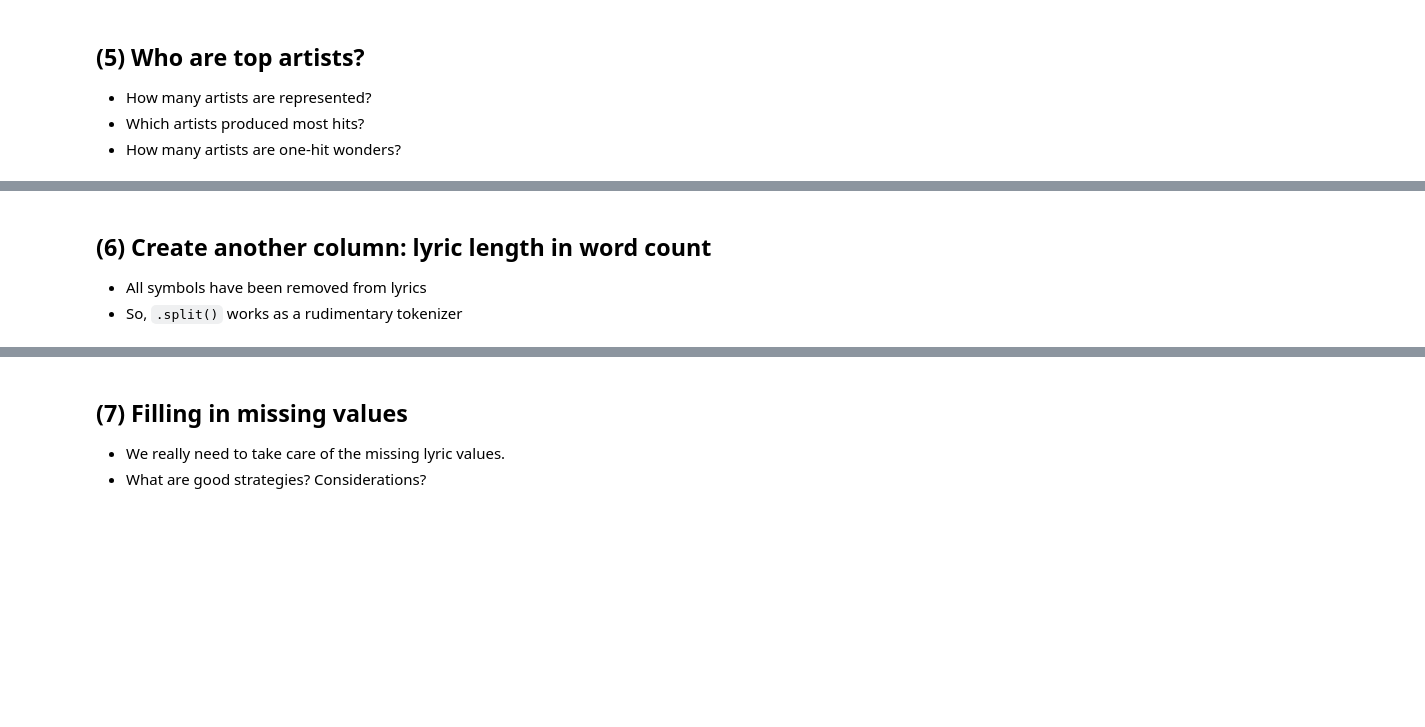
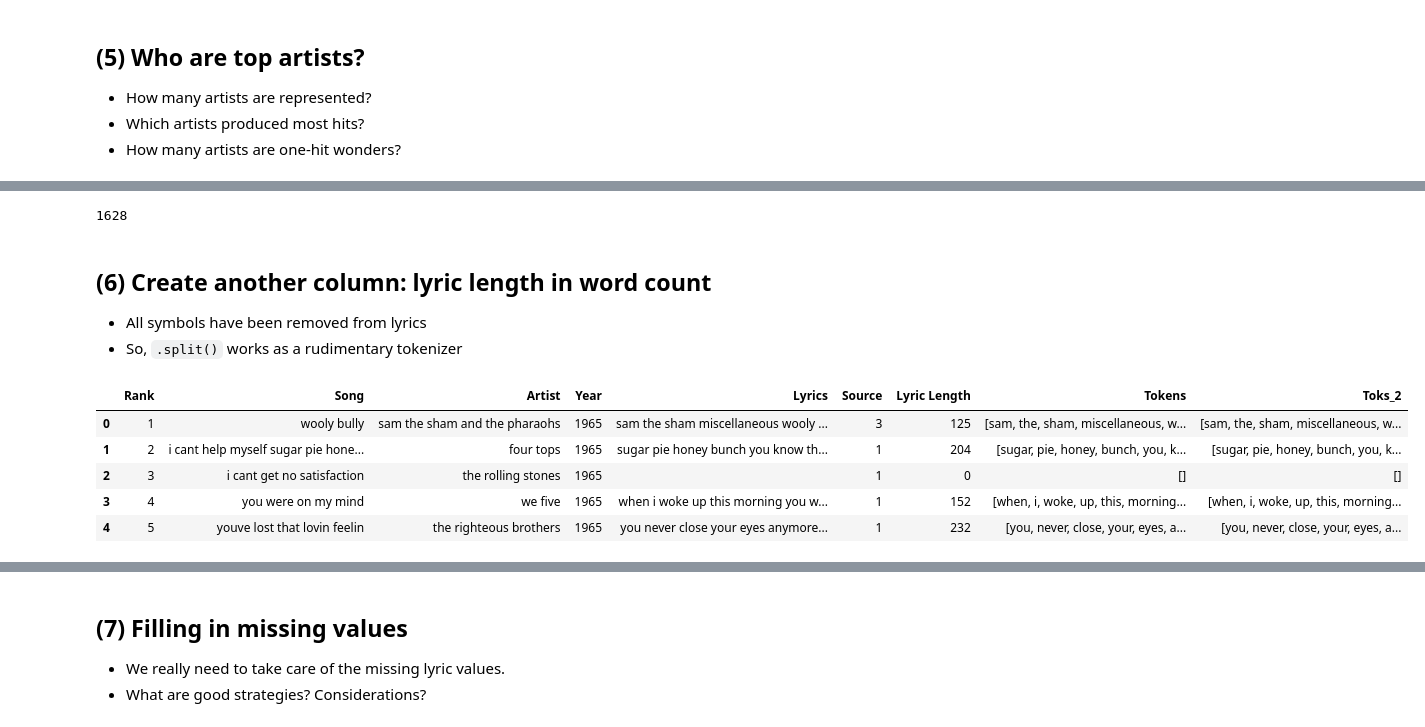
Before and after one commit to mmj32/Class-Practice-Repo, a Jupyter notebook: activity3/pop_music_lyrics_Brianna.ipynb, the cells around one changed output, grey strips where cells are left out. Saved outputs shown, nothing was run; the diff lists cells and outputs as text; code cells hidden in the pictures; blank space fills up the shorter version.

Commit message:
idk when I last commited

```diff
--- a/activity3/pop_music_lyrics_Brianna.ipynb
+++ b/activity3/pop_music_lyrics_Brianna.ipynb
@@ -192,3 +221,7 @@ songs2.loc[songs2['Artist']=='madonna',:]
+# %%
+songs2['Artist'].value_counts()[songs2['Artist'].value_counts() == 1].size     # how many artists only had one hit?
+# %% [output]
+1628
 # %% [markdown]
 ## (6) Create another column: lyric length in word count
 - All symbols have been removed from lyrics
@@ -197,0 +229,11 @@ songs2.loc[songs2['Artist']=='madonna',:]
+# %%
+songs.fillna('', inplace=True)
+songs['Lyric Length'] = [len(x.split()) for x in songs['Lyrics']]
+songs.head()
+# %% [output]
+|  | Rank | Song | Artist | Year | Lyrics | Source | Lyric Length | Tokens | Toks_2 |
+| 0 | 1 | wooly bully | sam the sham and the pharaohs | 1965 | sam the sham miscellaneous wooly ... | 3 | 125 | [sam, the, sham, miscellaneous, w... | [sam, the, sham, miscellaneous, w... |
+| 1 | 2 | i cant help myself sugar pie hone... | four tops | 1965 | sugar pie honey bunch you know th... | 1 | 204 | [sugar, pie, honey, bunch, you, k... | [sugar, pie, honey, bunch, you, k... |
+| 2 | 3 | i cant get no satisfaction | the rolling stones | 1965 |  | 1 | 0 | [] | [] |
+| 3 | 4 | you were on my mind | we five | 1965 | when i woke up this morning you w... | 1 | 152 | [when, i, woke, up, this, morning... | [when, i, woke, up, this, morning... |
+| 4 | 5 | youve lost that lovin feelin | the righteous brothers | 1965 | you never close your eyes anymore... | 1 | 232 | [you, never, close, your, eyes, a... | [you, never, close, your, eyes, a... |
```
Also changed, not shown: parts of 13 cells of this notebook, 1 other file.
